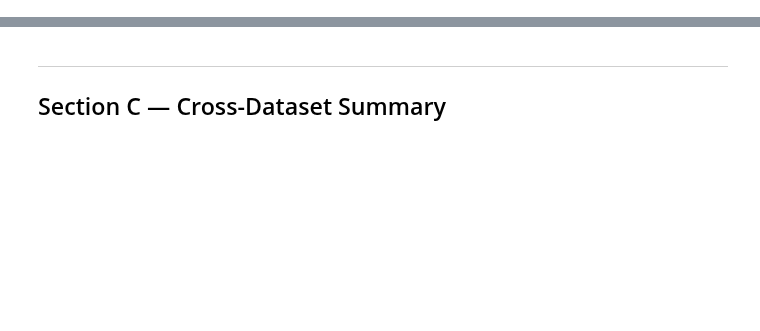
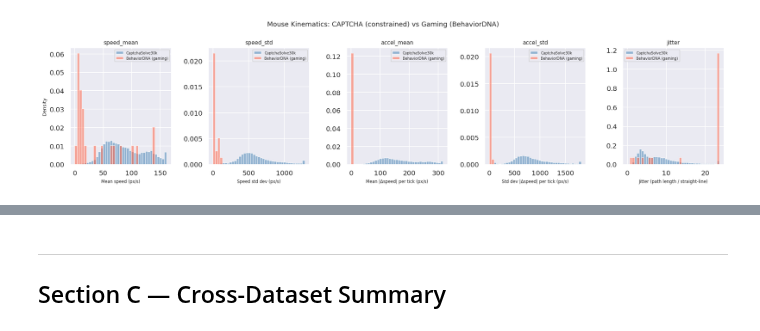
Before and after one commit to Lo1s/behaviorDNA, a Jupyter notebook: notebooks/05_external_datasets.ipynb, the cells around one changed output, grey strips where cells are left out. Saved outputs shown, nothing was run; the diff lists cells and outputs as text; code cells hidden in the pictures; blank space fills up the shorter version.

```diff
--- a/notebooks/05_external_datasets.ipynb
+++ b/notebooks/05_external_datasets.ipynb
@@ -220,0 +388,47 @@ if LABEL_COL:
+# %%
+# Compare distributions: BehaviorDNA gaming sessions vs CaptchaSolve30k CAPTCHA sessions
+behaviordna_path = ROOT / "data" / "splits" / "train.parquet"
+
+x_labels = {
+    "speed_mean": "Mean speed (px/s)",
+    "speed_std":  "Speed std dev (px/s)",
+    "accel_mean": "Mean |Δspeed| per tick (px/s)",
+    "accel_std":  "Std dev |Δspeed| per tick (px/s)",
+    "jitter":     "Jitter (path length / straight-line)",
+}
+
+if behaviordna_path.exists():
+    bdna = pd.read_parquet(behaviordna_path)
+
+    fig, axes = plt.subplots(1, len(kinematic_features), figsize=(16, 4))
+    for i, (ax, feat) in enumerate(zip(axes, kinematic_features)):
+        if feat not in bdna.columns:
+            ax.set_visible(False)
+            continue
+
+        bdna_vals = bdna[feat].dropna()
+        cap_vals = cap[feat].dropna()
+
+        hi = np.percentile(np.concatenate([bdna_vals, cap_vals]), 98)
+        bins = np.linspace(0, hi, 40)
+
+        ax.hist(cap_vals.clip(upper=hi), bins=bins, alpha=0.55,
+                color="steelblue", label="CaptchaSolve30k", density=True)
+        ax.hist(bdna_vals.clip(upper=hi), bins=bins, alpha=0.55,
+                color="tomato", label="BehaviorDNA (gaming)", density=True)
+        ax.set_title(feat, fontsize=9)
+        ax.set_xlabel(x_labels.get(feat, feat), fontsize=7)
+        ax.set_ylabel("Density" if i == 0 else "", fontsize=8)
+        ax.legend(fontsize=6)
+
+    fig.suptitle(
+        "Mouse Kinematics: CAPTCHA (constrained) vs Gaming (BehaviorDNA)",
+        fontsize=11,
+    )
+    plt.tight_layout()
+    plt.show()
+else:
+    print(f"BehaviorDNA train split not found at {behaviordna_path}")
+    print("Run `dvc repro` first to generate splits.")
+# %% [output]
+[figure, added]
```
Also changed, not shown: parts of 29 cells of this notebook, 2 other files.
